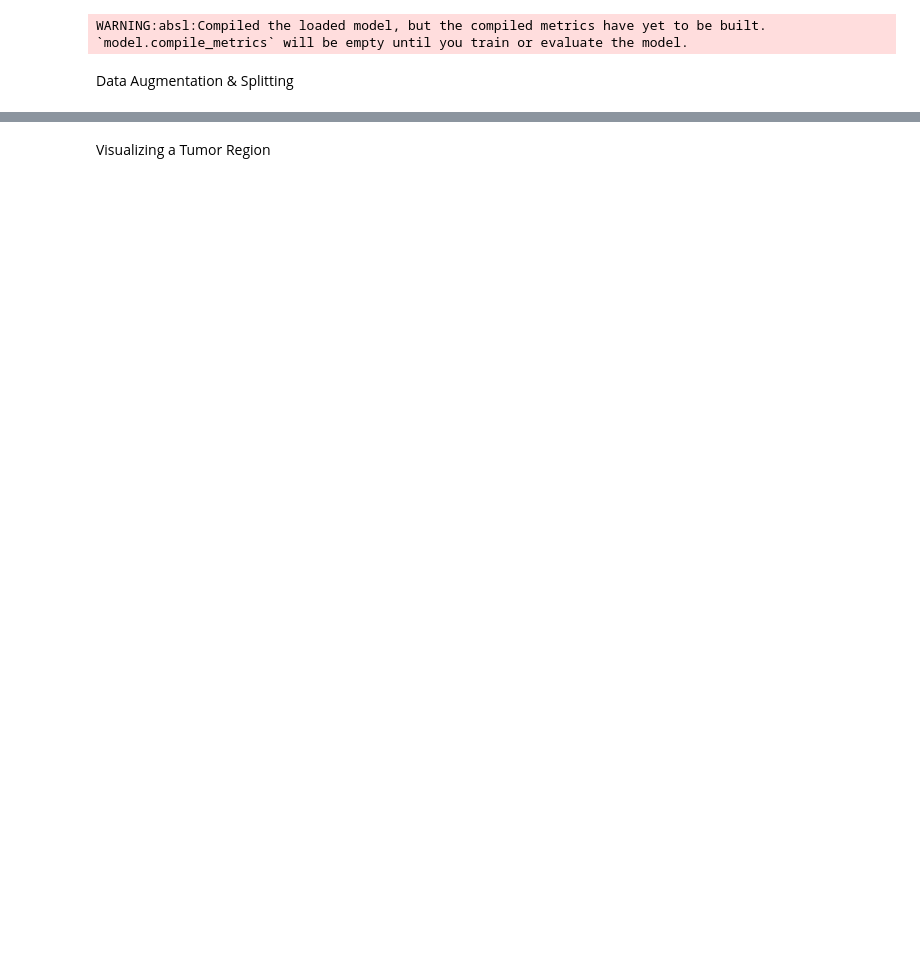
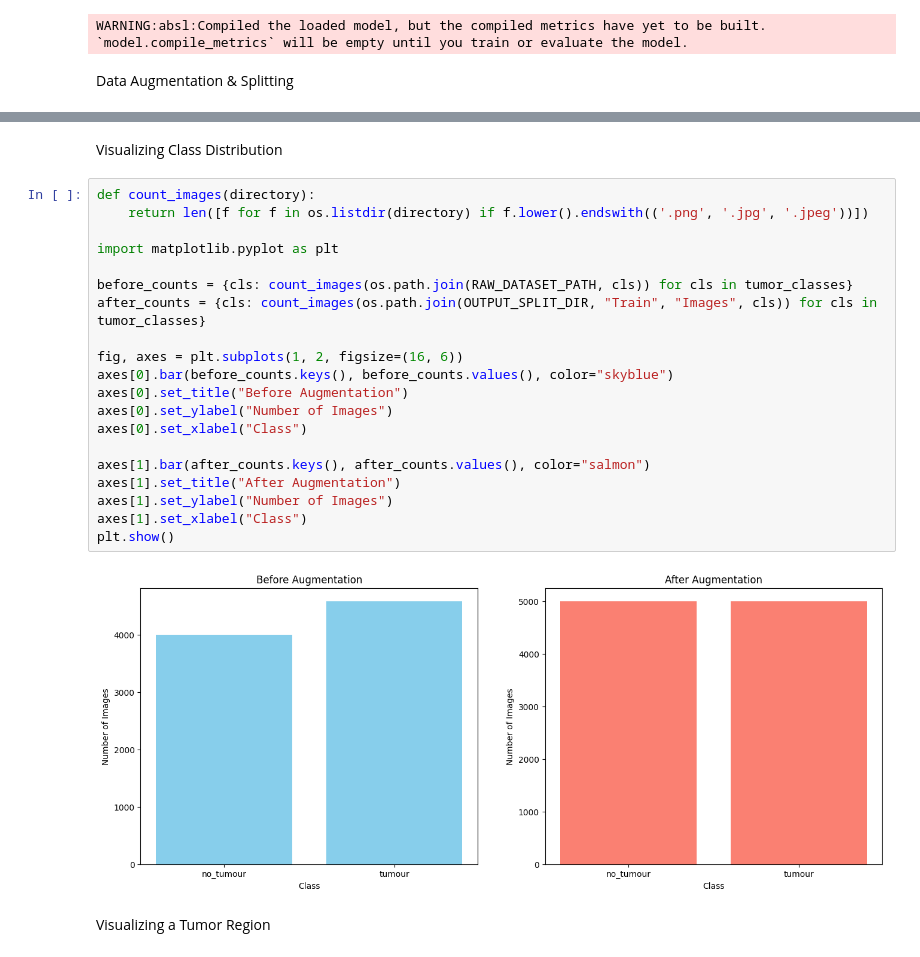
Before and after one commit to TharinsaMudalige/Neuron-Brain_Tumor_Detection_Classification_with_XAI, a Jupyter notebook: Generating_Annotations.ipynb, the cells around one changed output, grey strips where cells are left out. Cells and saved outputs as stored; diff of their text form; blank space fills up the shorter version.

```diff
--- a/Generating_Annotations.ipynb
+++ b/Generating_Annotations.ipynb
@@ -340,3 +365,27 @@ Augmented image saved: /content/drive/MyDrive/DSGP/Detection_Images/no_tumour/no
+# %% [markdown]
+Visualizing Class Distribution
+# %%
+def count_images(directory):
+    return len([f for f in os.listdir(directory) if f.lower().endswith(('.png', '.jpg', '.jpeg'))])
+
+import matplotlib.pyplot as plt
+
+before_counts = {cls: count_images(os.path.join(RAW_DATASET_PATH, cls)) for cls in tumor_classes}
+after_counts = {cls: count_images(os.path.join(OUTPUT_SPLIT_DIR, "Train", "Images", cls)) for cls in tumor_classes}
+
+fig, axes = plt.subplots(1, 2, figsize=(16, 6))
+axes[0].bar(before_counts.keys(), before_counts.values(), color="skyblue")
+axes[0].set_title("Before Augmentation")
+axes[0].set_ylabel("Number of Images")
+axes[0].set_xlabel("Class")
+
+axes[1].bar(after_counts.keys(), after_counts.values(), color="salmon")
+axes[1].set_title("After Augmentation")
+axes[1].set_ylabel("Number of Images")
+axes[1].set_xlabel("Class")
+plt.show()
+# %% [output]
+[figure, added]
 # %% [markdown]
 Visualizing a Tumor Region
 # %%
```
Also changed, not shown: parts of 9 cells of this notebook.
